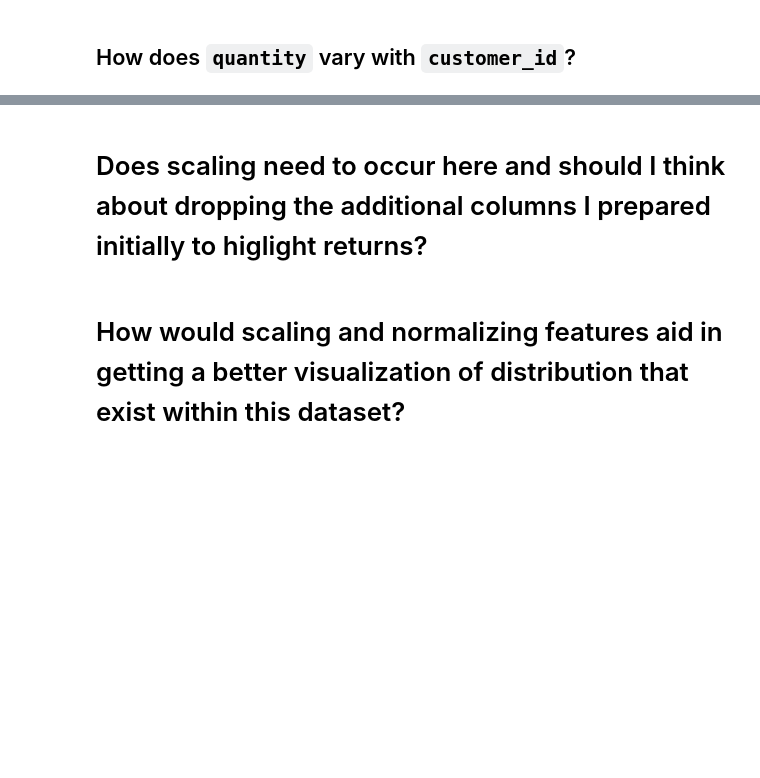
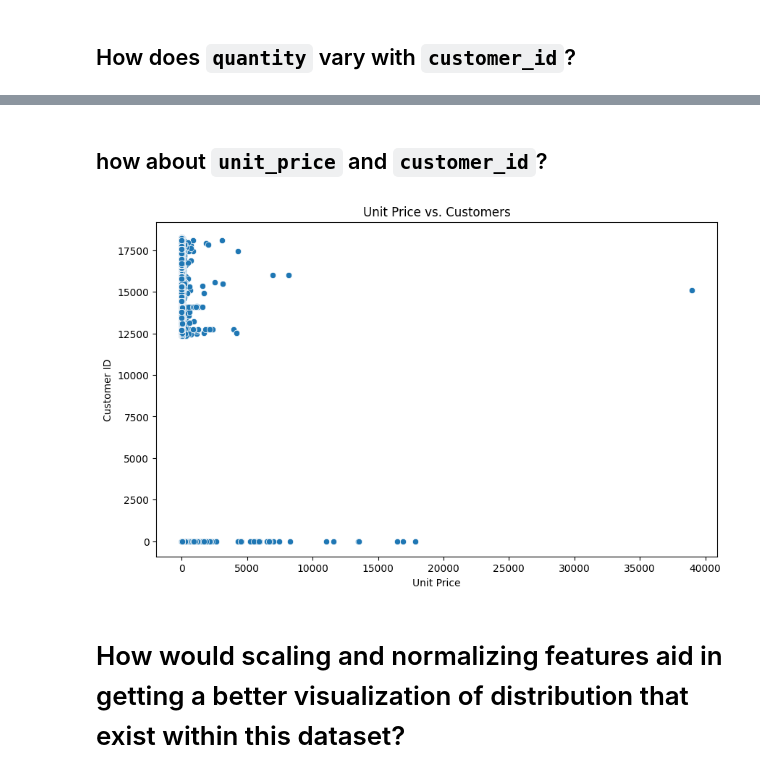
Before and after one commit to Marc-Aradillas/customer-segmentation-project, a Jupyter notebook: exp_working_nb.ipynb, the cells around one changed output, grey strips where cells are left out. Saved outputs shown, nothing was run; the diff lists cells and outputs as text; code cells hidden in the pictures; blank space fills up the shorter version.

```diff
--- a/exp_working_nb.ipynb
+++ b/exp_working_nb.ipynb
@@ -175,4 +182,13 @@ plt.show()
-# %% [markdown]
-# Does scaling need to occur here and should I think about dropping the additional columns I prepared initially to higlight returns?
+# %% [markdown]
+## how about `unit_price` and `customer_id`?
+# %%
+plt.figure(figsize=(10, 6))
+sns.scatterplot(x='unit_price', y='customer_id', data=df)
+plt.title('Unit Price vs. Customers')
+plt.xlabel('Unit Price')
+plt.ylabel('Customer ID')
+plt.show()
+# %% [output]
+[figure, added]
 # %% [markdown]
 # How would scaling and normalizing features aid in getting a better visualization of distribution that exist within this dataset?
```
Also changed, not shown: parts of 9 cells of this notebook, 1 other file.
